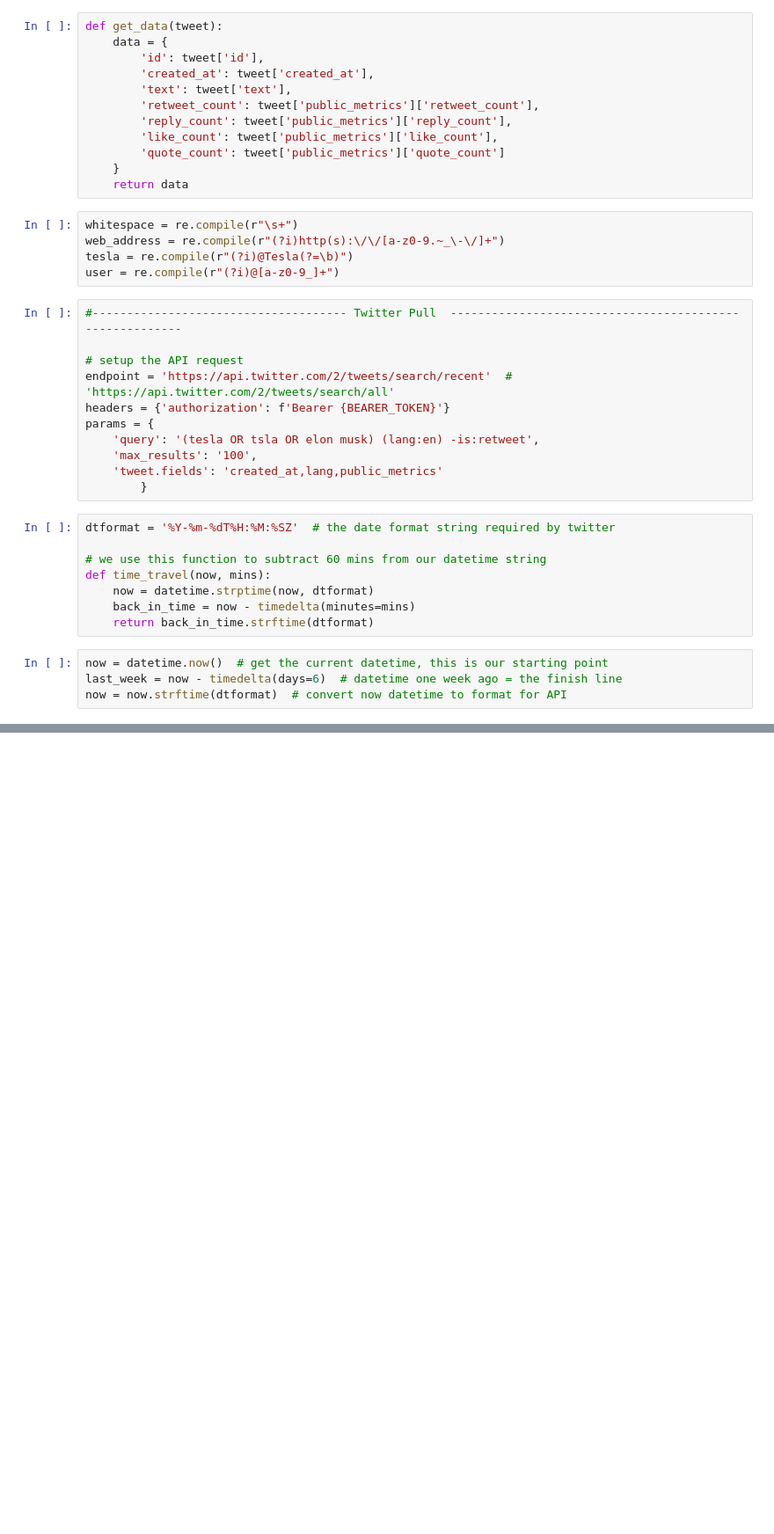
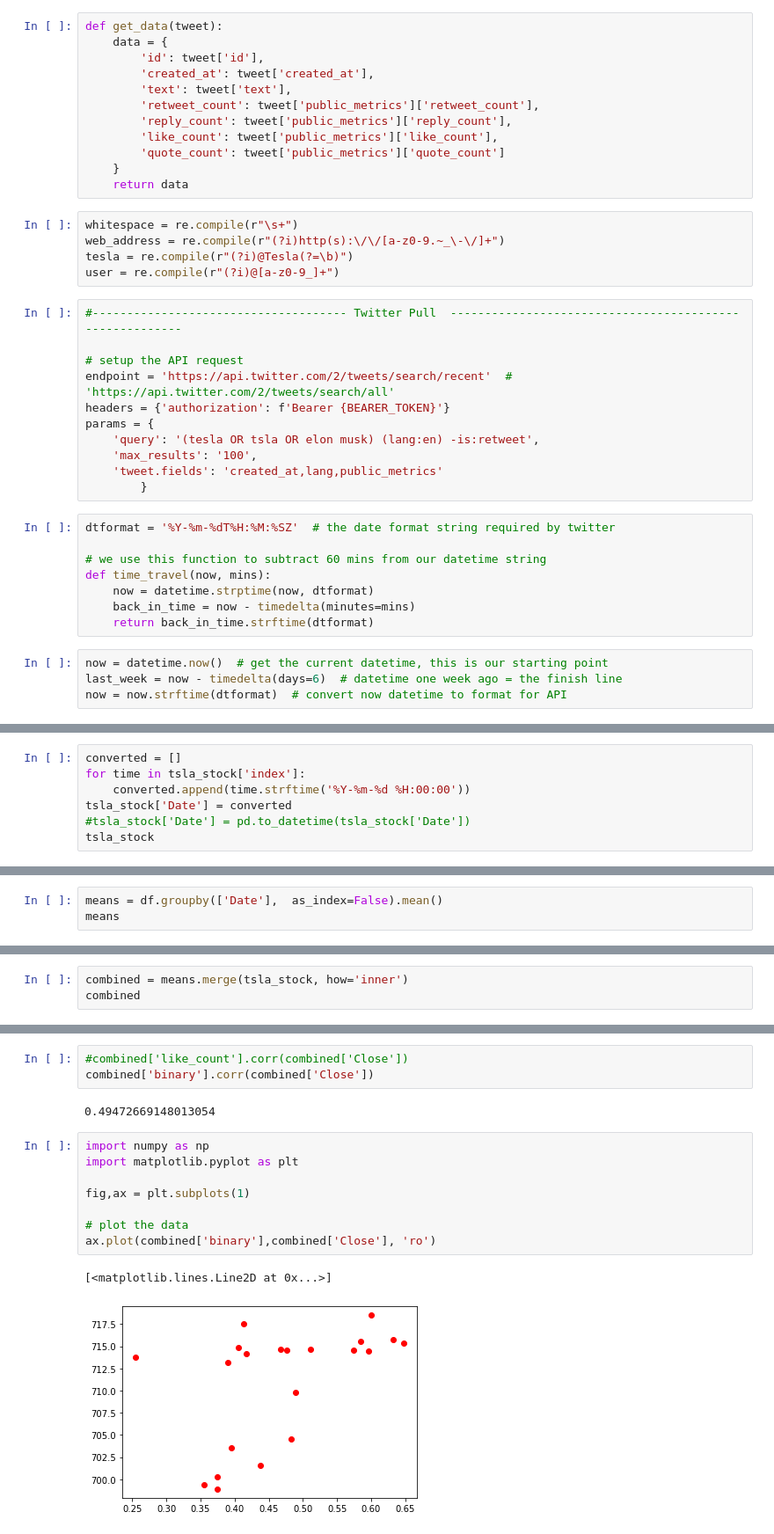
Before and after one commit to UnitForDataScience/Stonks_3.0, a Jupyter notebook: main.ipynb, the cells around one changed output, grey strips where cells are left out. Shown: that part at 88% size. Drawn from its saved outputs; the diff is of its cells as text; blank space fills up the shorter version.

Commit message:
Added correlation calculation & graph

```diff
--- a/main.ipynb
+++ b/main.ipynb
@@ -164,0 +186,7 @@ tsla_stock
+# %%
+converted = []
+for time in tsla_stock['index']:
+    converted.append(time.strftime('%Y-%m-%d %H:00:00'))
+tsla_stock['Date'] = converted
+#tsla_stock['Date'] = pd.to_datetime(tsla_stock['Date'])
+tsla_stock
@@ -164,0 +211,3 @@ tsla_stock
+# %%
+means = df.groupby(['Date'],  as_index=False).mean()
+means
@@ -164,0 +263,3 @@ tsla_stock
+# %%
+combined = means.merge(tsla_stock, how='inner')
+combined
@@ -164,0 +284,16 @@ tsla_stock
+# %%
+#combined['like_count'].corr(combined['Close'])
+combined['binary'].corr(combined['Close'])
+# %% [output]
+0.49472669148013054
+# %%
+import numpy as np
+import matplotlib.pyplot as plt
+
+fig,ax = plt.subplots(1)
+
+# plot the data
+ax.plot(combined['binary'],combined['Close'], 'ro')
+# %% [output]
+[<matplotlib.lines.Line2D at 0x...>]
+[figure, added]
```
Also changed, not shown: parts of 8 cells of this notebook.
